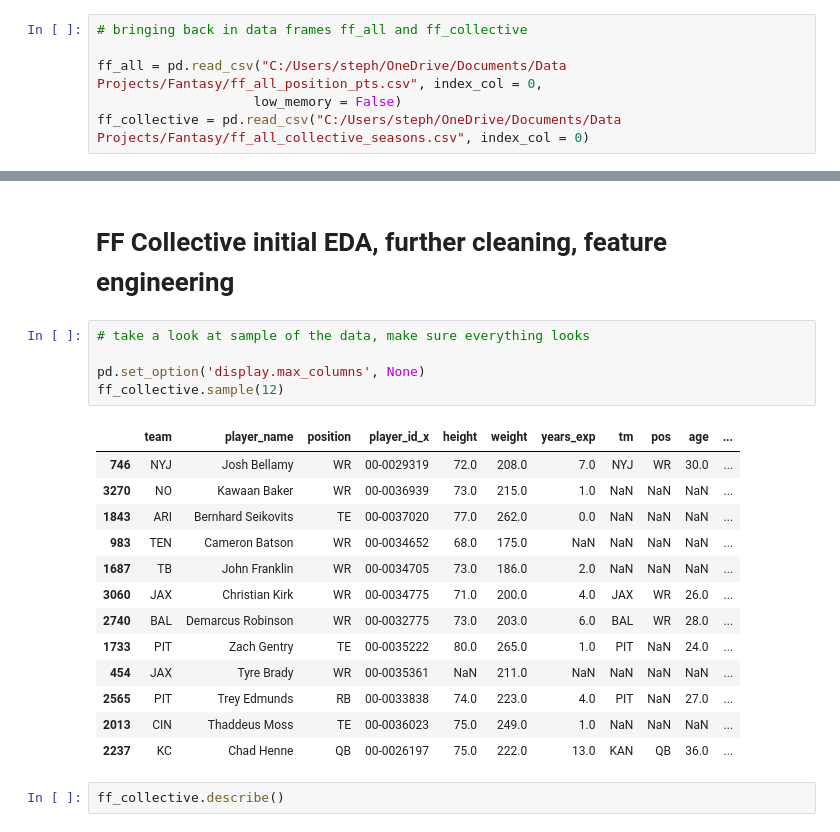
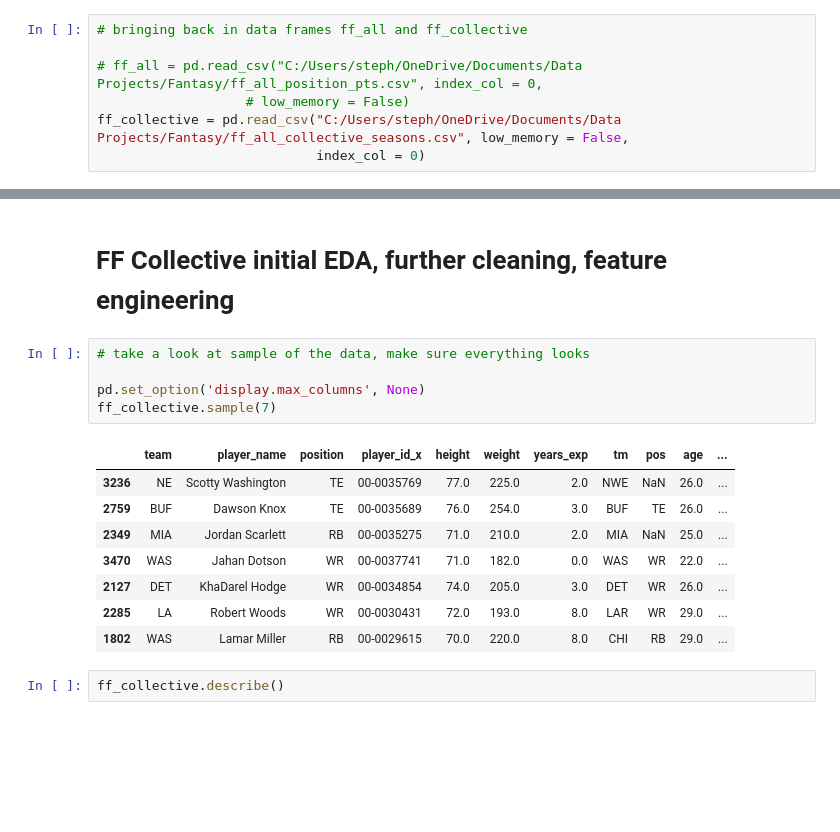
Before and after one commit to stephenkuc/Predicting_Fantasy_Football_Scores, a Jupyter notebook: 2. Fantasy Football -- Initial EDA, cleaning, and feature engineering.ipynb, the cells around one changed output, grey strips where cells are left out. Drawn from its saved outputs; the diff is of its cells as text; blank space fills up the shorter version.

```diff
--- a/2. Fantasy Football -- Initial EDA, cleaning, and feature engineering.ipynb
+++ b/2. Fantasy Football -- Initial EDA, cleaning, and feature engineering.ipynb
@@ -9,9 +9,10 @@ import nfl_data_py as nfl
 # %%
 # bringing back in data frames ff_all and ff_collective
 
-ff_all = pd.read_csv("C:/Users/steph/OneDrive/Documents/Data Projects/Fantasy/ff_all_position_pts.csv", index_col = 0,
-                    low_memory = False)
-ff_collective = pd.read_csv("C:/Users/steph/OneDrive/Documents/Data Projects/Fantasy/ff_all_collective_seasons.csv", index_col = 0)
+# ff_all = pd.read_csv("C:/Users/steph/OneDrive/Documents/Data Projects/Fantasy/ff_all_position_pts.csv", index_col = 0,
+                   # low_memory = False)
+ff_collective = pd.read_csv("C:/Users/steph/OneDrive/Documents/Data Projects/Fantasy/ff_all_collective_seasons.csv", low_memory = False,
+                            index_col = 0)
 # %%
 # making all cols lower case
 
@@ -22,22 +39,17 @@ ff_collective.columns = map(str.lower, ff_collective.columns)
 # %%
 # take a look at sample of the data, make sure everything looks
 
 pd.set_option('display.max_columns', None)
-ff_collective.sample(12)
+ff_collective.sample(7)
 # %% [output]
 |  | team | player_name | position | player_id_x | height | weight | years_exp | tm | pos | age | ... |
-| 746 | NYJ | Josh Bellamy | WR | 00-0029319 | 72.0 | 208.0 | 7.0 | NYJ | WR | 30.0 | ... |
-| 3270 | NO | Kawaan Baker | WR | 00-0036939 | 73.0 | 215.0 | 1.0 | NaN | NaN | NaN | ... |
-| 1843 | ARI | Bernhard Seikovits | TE | 00-0037020 | 77.0 | 262.0 | 0.0 | NaN | NaN | NaN | ... |
-| 983 | TEN | Cameron Batson | WR | 00-0034652 | 68.0 | 175.0 | NaN | NaN | NaN | NaN | ... |
-| 1687 | TB | John Franklin | WR | 00-0034705 | 73.0 | 186.0 | 2.0 | NaN | NaN | NaN | ... |
-| 3060 | JAX | Christian Kirk | WR | 00-0034775 | 71.0 | 200.0 | 4.0 | JAX | WR | 26.0 | ... |
-| 2740 | BAL | Demarcus Robinson | WR | 00-0032775 | 73.0 | 203.0 | 6.0 | BAL | WR | 28.0 | ... |
-| 1733 | PIT | Zach Gentry | TE | 00-0035222 | 80.0 | 265.0 | 1.0 | PIT | NaN | 24.0 | ... |
-| 454 | JAX | Tyre Brady | WR | 00-0035361 | NaN | 211.0 | NaN | NaN | NaN | NaN | ... |
-| 2565 | PIT | Trey Edmunds | RB | 00-0033838 | 74.0 | 223.0 | 4.0 | PIT | NaN | 27.0 | ... |
-| 2013 | CIN | Thaddeus Moss | TE | 00-0036023 | 75.0 | 249.0 | 1.0 | NaN | NaN | NaN | ... |
-| 2237 | KC | Chad Henne | QB | 00-0026197 | 75.0 | 222.0 | 13.0 | KAN | QB | 36.0 | ... |
+| 3236 | NE | Scotty Washington | TE | 00-0035769 | 77.0 | 225.0 | 2.0 | NWE | NaN | 26.0 | ... |
+| 2759 | BUF | Dawson Knox | TE | 00-0035689 | 76.0 | 254.0 | 3.0 | BUF | TE | 26.0 | ... |
+| 2349 | MIA | Jordan Scarlett | RB | 00-0035275 | 71.0 | 210.0 | 2.0 | MIA | NaN | 25.0 | ... |
+| 3470 | WAS | Jahan Dotson | WR | 00-0037741 | 71.0 | 182.0 | 0.0 | WAS | WR | 22.0 | ... |
+| 2127 | DET | KhaDarel Hodge | WR | 00-0034854 | 74.0 | 205.0 | 3.0 | DET | WR | 26.0 | ... |
+| 2285 | LA | Robert Woods | WR | 00-0030431 | 72.0 | 193.0 | 8.0 | LAR | WR | 29.0 | ... |
+| 1802 | WAS | Lamar Miller | RB | 00-0029615 | 70.0 | 220.0 | 8.0 | CHI | RB | 29.0 | ... |
 # %%
 ff_collective.describe()
 # %% [output]
```
Also changed, not shown: parts of 34 cells of this notebook, 2 other files.
